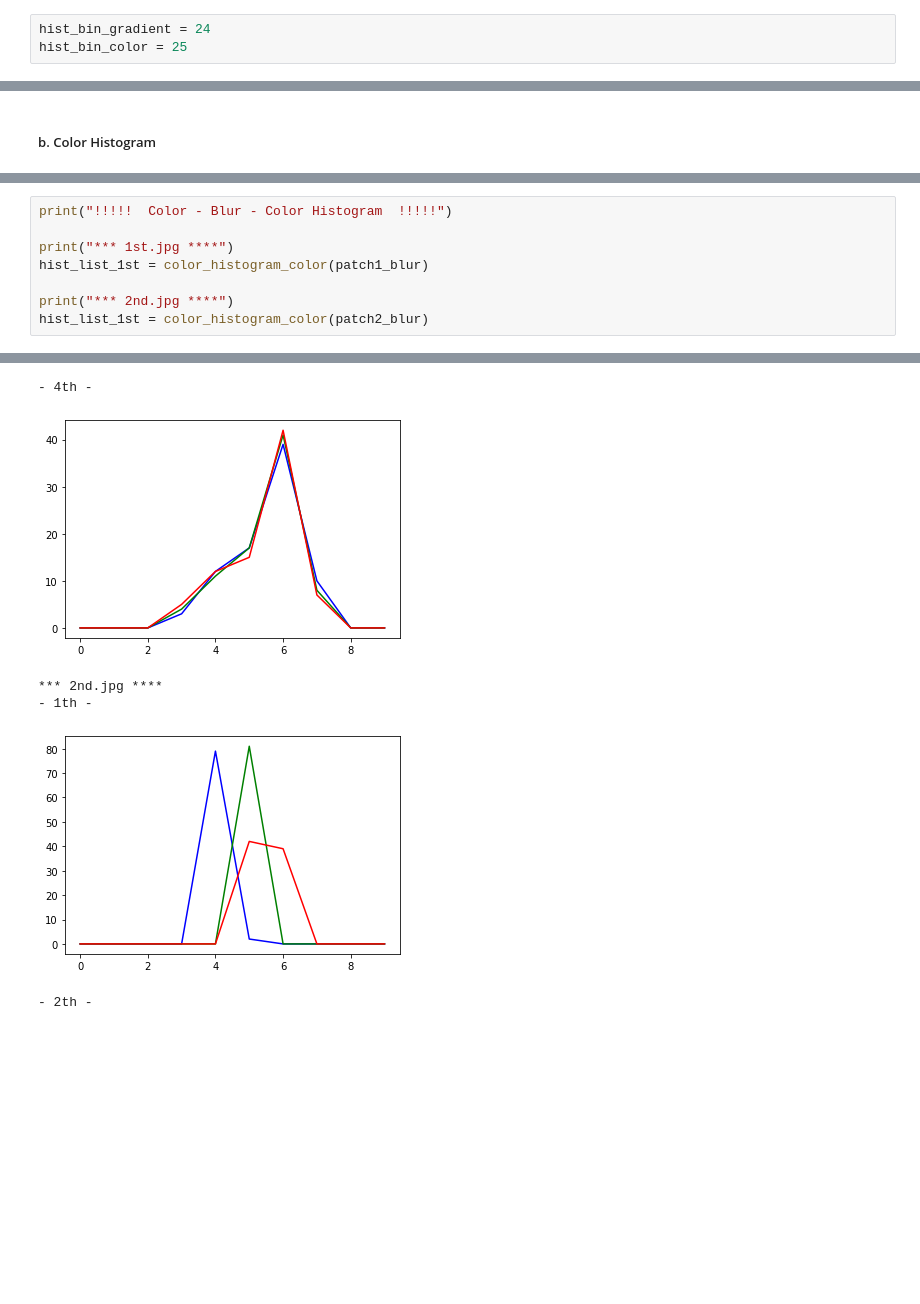
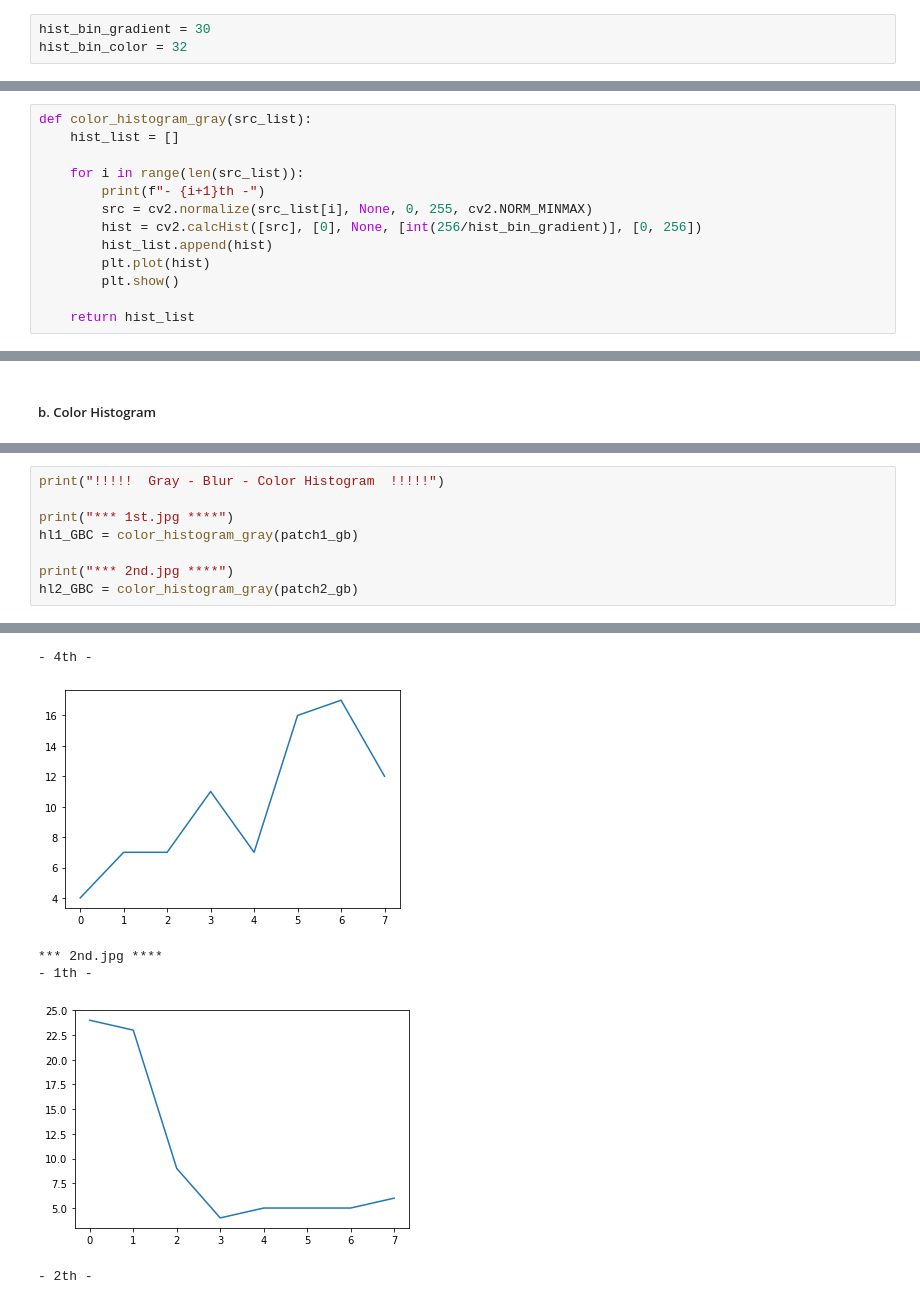
Before and after one commit to NonokEE/CAU_Computer_Vision, a Jupyter notebook: Project 1/Project1.ipynb, the cells around one changed output, grey strips where cells are left out. Saved outputs shown, nothing was run; the diff lists cells and outputs as text; blank space fills up the shorter version.

Commit message:
Histogram for gray image

```diff
--- a/Project 1/Project1.ipynb
+++ b/Project 1/Project1.ipynb
@@ -134,5 +144,5 @@ patch2_gb = [image2_gb[coord1[i][0]-patch_size:coord1[i][0]+patch_size+1, coord1
 # %% [markdown]
 ## Histograms
 # %%
-hist_bin_gradient = 24
-hist_bin_color = 25
+hist_bin_gradient = 30
+hist_bin_color = 32
@@ -139,3 +219,16 @@ hist_bin_color = 25
+# %%
+def color_histogram_gray(src_list):
+    hist_list = []
+
+    for i in range(len(src_list)):
+        print(f"- {i+1}th -")
+        src = cv2.normalize(src_list[i], None, 0, 255, cv2.NORM_MINMAX)
+        hist = cv2.calcHist([src], [0], None, [int(256/hist_bin_gradient)], [0, 256])
+        hist_list.append(hist)
+        plt.plot(hist)
+        plt.show()
+
+    return hist_list
 # %% [markdown]
 ### 1) Color images
 #### (1) None_blur
@@ -226,9 +429,9 @@ hist_list_1st = gradient_histogram_color(patch2_blur)
 # %%
-print("!!!!!  Color - Blur - Color Histogram  !!!!!")
+print("!!!!!  Gray - Blur - Color Histogram  !!!!!")
 
 print("*** 1st.jpg ****")
-hist_list_1st = color_histogram_color(patch1_blur)
+hl1_GBC = color_histogram_gray(patch1_gb)
 
 print("*** 2nd.jpg ****")
-hist_list_1st = color_histogram_color(patch2_blur)
+hl2_GBC = color_histogram_gray(patch2_gb)
 # %% [output]
@@ -243,6 +446,6 @@ hist_list_1st = color_histogram_color(patch2_blur)
 - 4th -
-[figure, old version]
+[figure, new version]
 *** 2nd.jpg ****
 - 1th -
-[figure, old version]
+[figure, new version]
 - 2th -
```
Also changed, not shown: parts of 29 cells of this notebook.
